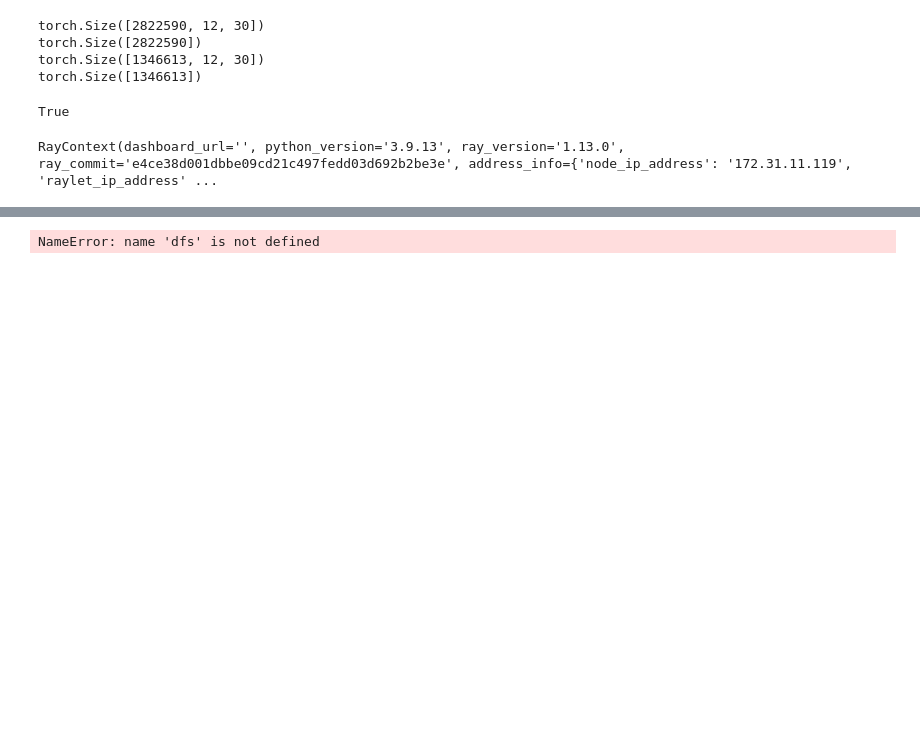
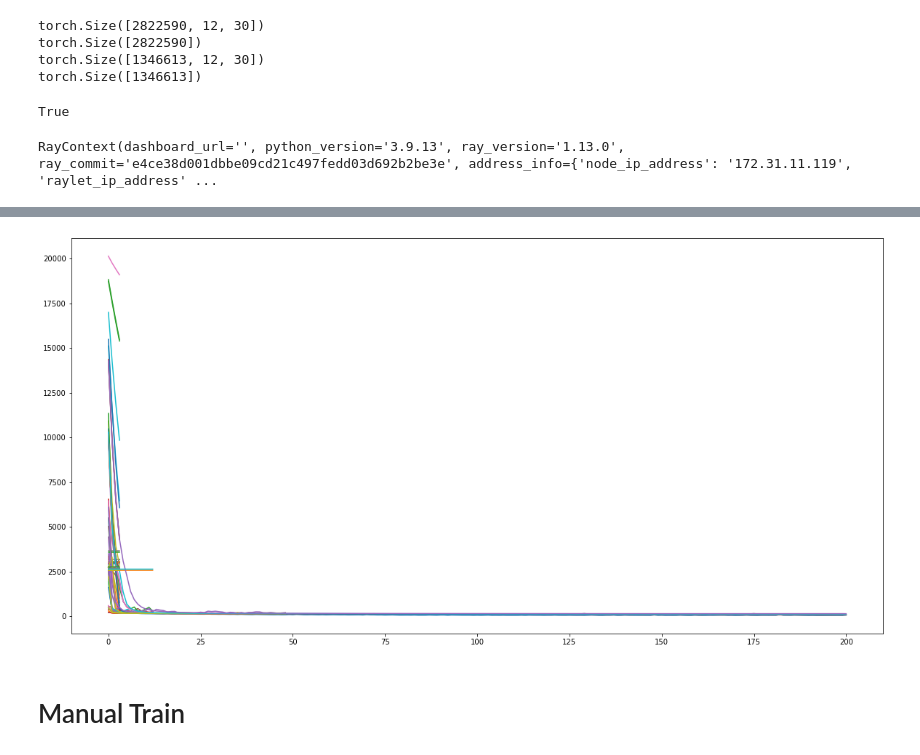
Before and after one commit to Spencer-Weston/BGPredict, a Jupyter notebook: bgpredict/LSTM/LSTM_prod.ipynb, the cells around one changed output, grey strips where cells are left out. Cells and saved outputs as stored; diff of their text form; code cells hidden in the pictures; blank space fills up the shorter version.

```diff
--- a/bgpredict/LSTM/LSTM_prod.ipynb
+++ b/bgpredict/LSTM/LSTM_prod.ipynb
@@ -32,14 +37,14 @@ from dotenv import load_dotenv
 # %%
 class Net(nn.Module):
 
-    def __init__(self, input_size, hidden_size=8, num_lstm_layers=1, dropout=0):
+    def __init__(self, input_size=30, hidden_size=8, num_lstm_layers=1, dropout=0):
         super().__init__()
         if num_lstm_layers == 1:
             dropout = 0
         self.lstm = nn.LSTM(input_size=input_size,
                             hidden_size=hidden_size,
                             num_layers=num_lstm_layers,
-                            dropout=dropout)
+                            dropout=dropout, batch_first=True)
         self.fc1 = nn.Linear(hidden_size, 1)
 
     def forward(self, x):
@@ -216,21 +217,6 @@ initial_params = [{"hidden_size": 128,
                   "dropout": 0,
                   "batch_size": 256,
                   'learning_rate': 0.1}]
-
-def stopper(trial_id, result):
-    train_times = [10 * i for i in range(11)]
-    if result['training_iteration'] < 100: # and result["training_iteration"] > 10:
-        training_iteration = result['training_iteration']
-        ceiling = (np.log(training_iteration) ** -0.7) * 2 * 4000
-        print(f"CEILING: {ceiling}, ITER_NUM: {result['training_iteration']}")
-        if result['val_loss'] > ceiling:
-            return True
-    elif result['training_iteration'] > 100:
-        return True
-    elif result['val_loss'] < 90:
-        return True
-    else:
-        return False
 
 
 hyperopt_search = HyperOptSearch(metric='val_loss', mode='min', points_to_evaluate=initial_params)
@@ -261,7 +247,6 @@ result = tune.run(
     config=config,
     num_samples=1,
     search_alg=hyperopt_search,
-    name='GPU',
-    stop = stopper,
+    name='GPU_fixed',
     resume = "ERRORED_ONLY",
 )
@@ -292,8 +311,9 @@ dfs = result.trial_dataframes
 # %%
 ax = None  # This plots everything on the same plot
 for d in dfs.values():
     ax = d.val_loss.plot(ax=ax, legend=False, figsize=(20,10))
-ax.axhline(y=500)
 # %% [output]
-NameError: name 'dfs' is not defined
+[figure, added]
+# %% [markdown]
+# Manual Train
 # %%
```
Also changed, not shown: parts of 50 cells of this notebook, 3 other files.
